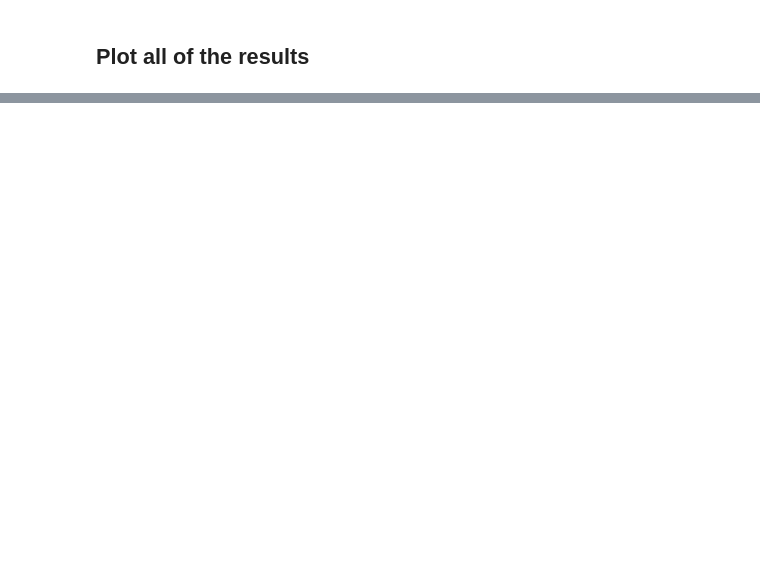
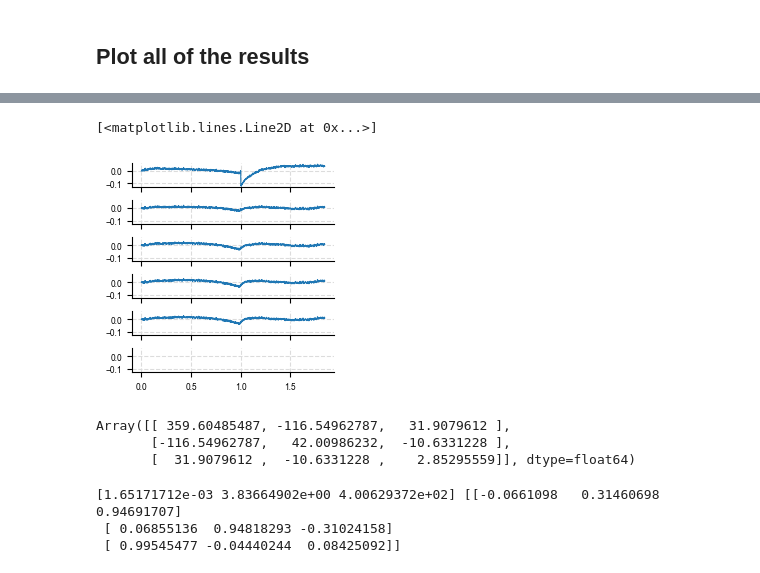
Before and after one commit to Jhko725/NeuralConstitutiveEq.jl, a Jupyter notebook: notebooks/2_fit_experimental_data.ipynb, the cells around one changed output, grey strips where cells are left out. Cells and saved outputs as stored; diff of their text form; code cells hidden in the pictures; blank space fills up the shorter version.

Commit message:
Sensitivity calculation added to the notebook, redundant files cleaned

```diff
--- a/notebooks/2_fit_experimental_data.ipynb
+++ b/notebooks/2_fit_experimental_data.ipynb
@@ -147,0 +139,4 @@ Array([0.01561019, 0.01561019, 0.01561019, 0.01561019, 0.01561019,
+# %%
+sols_kv = list_to_batched_pytree(sols_batch)
+with open("../outputs/kelvin_voigt_analytic.pkl", "wb") as file:
+    dill.dump(sols_kv, file)
@@ -883,0 +716,19 @@ fig, axes = plt.subplots(2, 3, figsize=(180 * MM, 100 * MM), sharex=True, sharey
+# %%
+fig, axes = plt.subplots(6, 1, figsize=(60 * MM, 60 * MM), sharex=True, sharey=True)
+plot_kwargs = dict(linewidth=0.8)
+## Plot curve fitting results for the analytic solutions
+axes[0].plot(dataset.total_time, fit_stats["Kelvin Voigt"].residual, **plot_kwargs)
+axes[1].plot(dataset.total_time, fit_stats["Power Law"].residual, **plot_kwargs)
+
+axes[2].plot(
+    dataset.total_time, fit_stats["Modified Power Law"].residual, **plot_kwargs
+)
+axes[3].plot(
+    dataset.total_time, fit_stats["Standard Linear Solid"].residual, **plot_kwargs
+)
+axes[4].plot(
+    dataset.total_time, fit_stats["Kohlrausch Williams Watts"].residual, **plot_kwargs
+)
+# %% [output]
+[<matplotlib.lines.Line2D at 0x...>]
+[figure, added]
@@ -883,0 +749,14 @@ fig, axes = plt.subplots(2, 3, figsize=(180 * MM, 100 * MM), sharex=True, sharey
+# %%
+mat = sensitivity_matrix(fit_stats["Modified Power Law"].value, residual_func, args)
+mat
+# %% [output]
+Array([[ 359.60485487, -116.54962787,   31.9079612 ],
+       [-116.54962787,   42.00986232,  -10.6331228 ],
+       [  31.9079612 ,  -10.6331228 ,    2.85295559]], dtype=float64)
+# %%
+eigval, eigvec = jnp.linalg.eigh(mat)
+print(eigval, eigvec)
+# %% [output]
+[1.65171712e-03 3.83664902e+00 4.00629372e+02] [[-0.0661098   0.31460698  0.94691707]
+ [ 0.06855136  0.94818293 -0.31024158]
+ [ 0.99545477 -0.04440244  0.08425092]]
```
Also changed, not shown: parts of 25 cells of this notebook, 5 other files.
